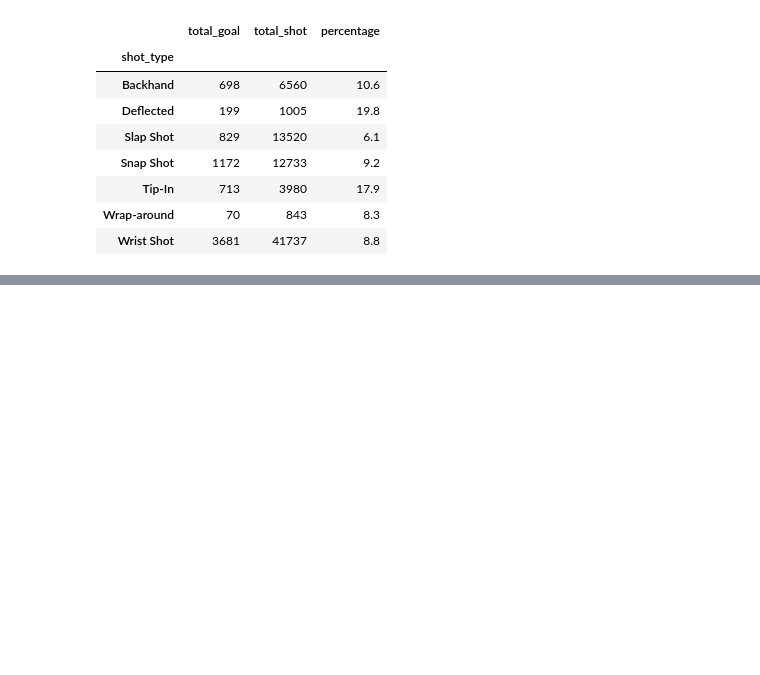
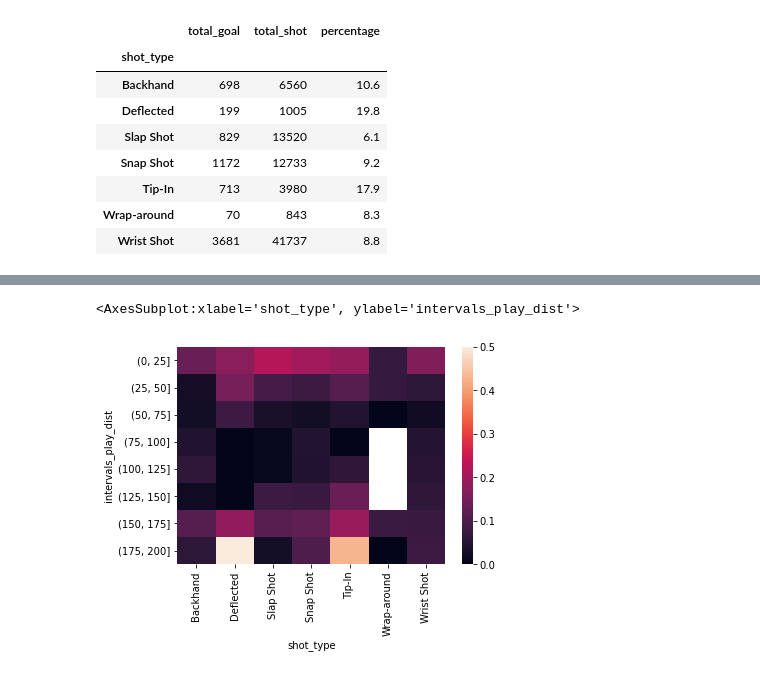
Before and after one commit to hfereidouni/DataScience, a Jupyter notebook: CodeBase/visualization_pt1.ipynb, the cells around one changed output, grey strips where cells are left out. Cells and saved outputs as stored; diff of their text form; code cells hidden in the pictures; blank space fills up the shorter version.

```diff
--- a/CodeBase/visualization_pt1.ipynb
+++ b/CodeBase/visualization_pt1.ipynb
@@ -139,0 +144,5 @@ shot_goal_1820["Percentage"].plot.bar(rot=70,figsize=(10, 6))
+# %%
+df_1820_whole = df_1820[["shot_dist","play_type","shot_type"]]
+idx = ~pd.isna(df_1820_dist["shot_dist"])
+df_1820_whole = df_1820_whole.loc[idx].sort_values('shot_dist')
+df_1820_whole
@@ -139,0 +163,7 @@ shot_goal_1820["Percentage"].plot.bar(rot=70,figsize=(10, 6))
+# %%
+df_1820_whole_shot = df_1820_whole.groupby(["shot_dist","shot_type"]).agg("count").reset_index()
+df_1820_whole_shot = df_1820_whole_shot.pivot(index = "shot_dist",columns = "shot_type",values = "play_type").fillna(0).astype(int).reset_index()
+df_1820_whole_shot["intervals_play_dist"]= pd.cut(df_1820_whole_shot["shot_dist"],bins=bins)
+df_1820_whole_shot = df_1820_whole_shot.groupby("intervals_play_dist").agg("sum")
+df_1820_whole_shot = df_1820_whole_shot[["Backhand","Deflected","Slap Shot","Snap Shot","Tip-In","Wrap-around","Wrist Shot"]]
+df_1820_whole_shot
@@ -139,0 +181,7 @@ shot_goal_1820["Percentage"].plot.bar(rot=70,figsize=(10, 6))
+# %%
+df_1820_whole_goal = df_1820_whole[df_1820_whole["play_type"]=="Goal"].groupby(["shot_dist","shot_type"]).agg("count").reset_index()
+df_1820_whole_goal = df_1820_whole_goal.pivot(index = "shot_dist",columns = "shot_type",values = "play_type").fillna(0).astype(int).reset_index()
+df_1820_whole_goal["intervals_play_dist"]= pd.cut(df_1820_whole_goal["shot_dist"],bins=bins)
+df_1820_whole_goal = df_1820_whole_goal.groupby("intervals_play_dist").agg("sum")
+df_1820_whole_goal = df_1820_whole_goal[["Backhand","Deflected","Slap Shot","Snap Shot","Tip-In","Wrap-around","Wrist Shot"]]
+df_1820_whole_goal
@@ -139,0 +199,3 @@ shot_goal_1820["Percentage"].plot.bar(rot=70,figsize=(10, 6))
+# %%
+df_1820_q3 = df_1820_whole_goal/df_1820_whole_shot
+df_1820_q3
@@ -139,0 +213,5 @@ shot_goal_1820["Percentage"].plot.bar(rot=70,figsize=(10, 6))
+# %%
+seaborn.heatmap(df_1820_q3)
+# %% [output]
+<AxesSubplot:xlabel='shot_type', ylabel='intervals_play_dist'>
+[figure, added]
```
Also changed, not shown: parts of 10 cells of this notebook, 2 other files.
